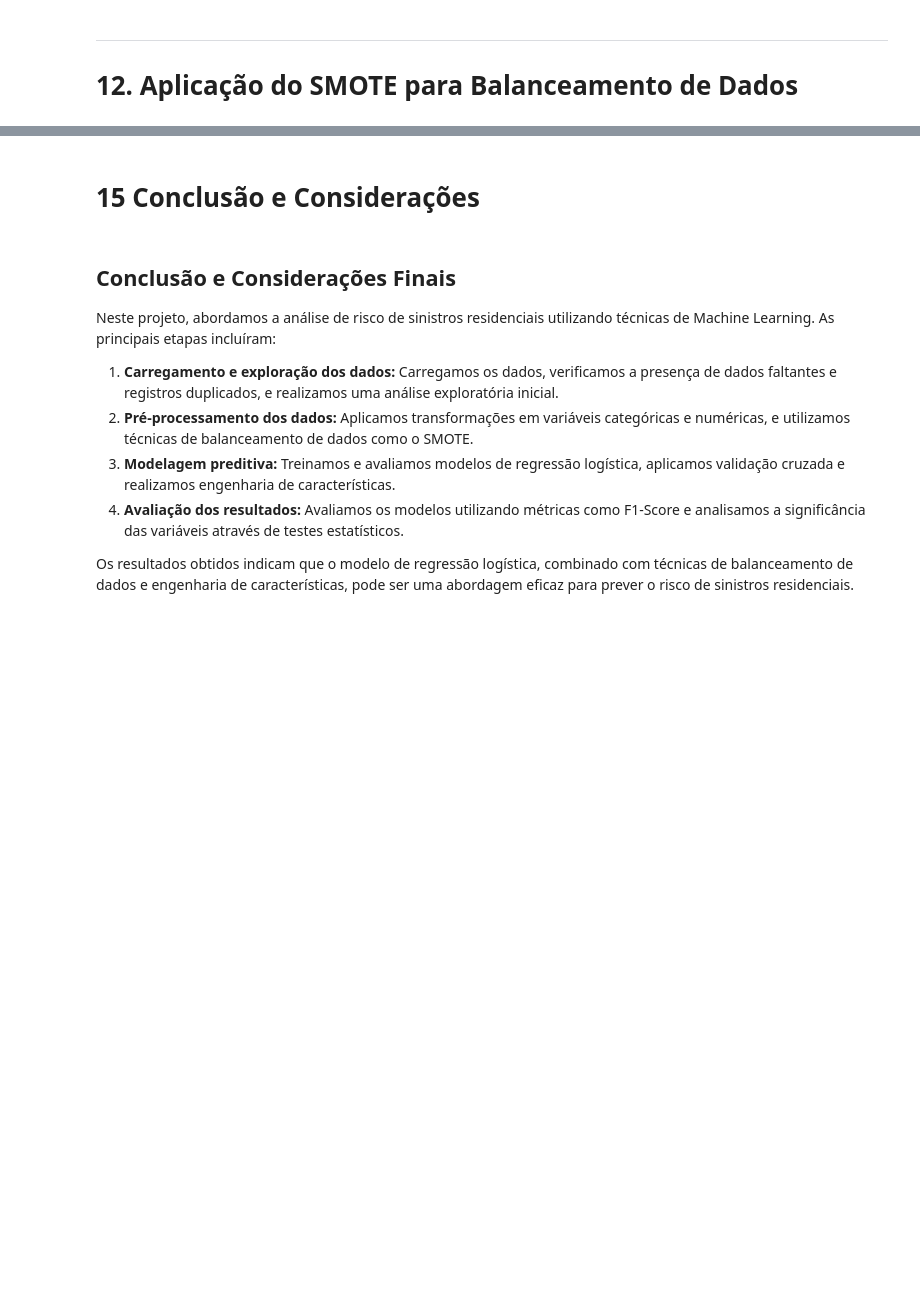
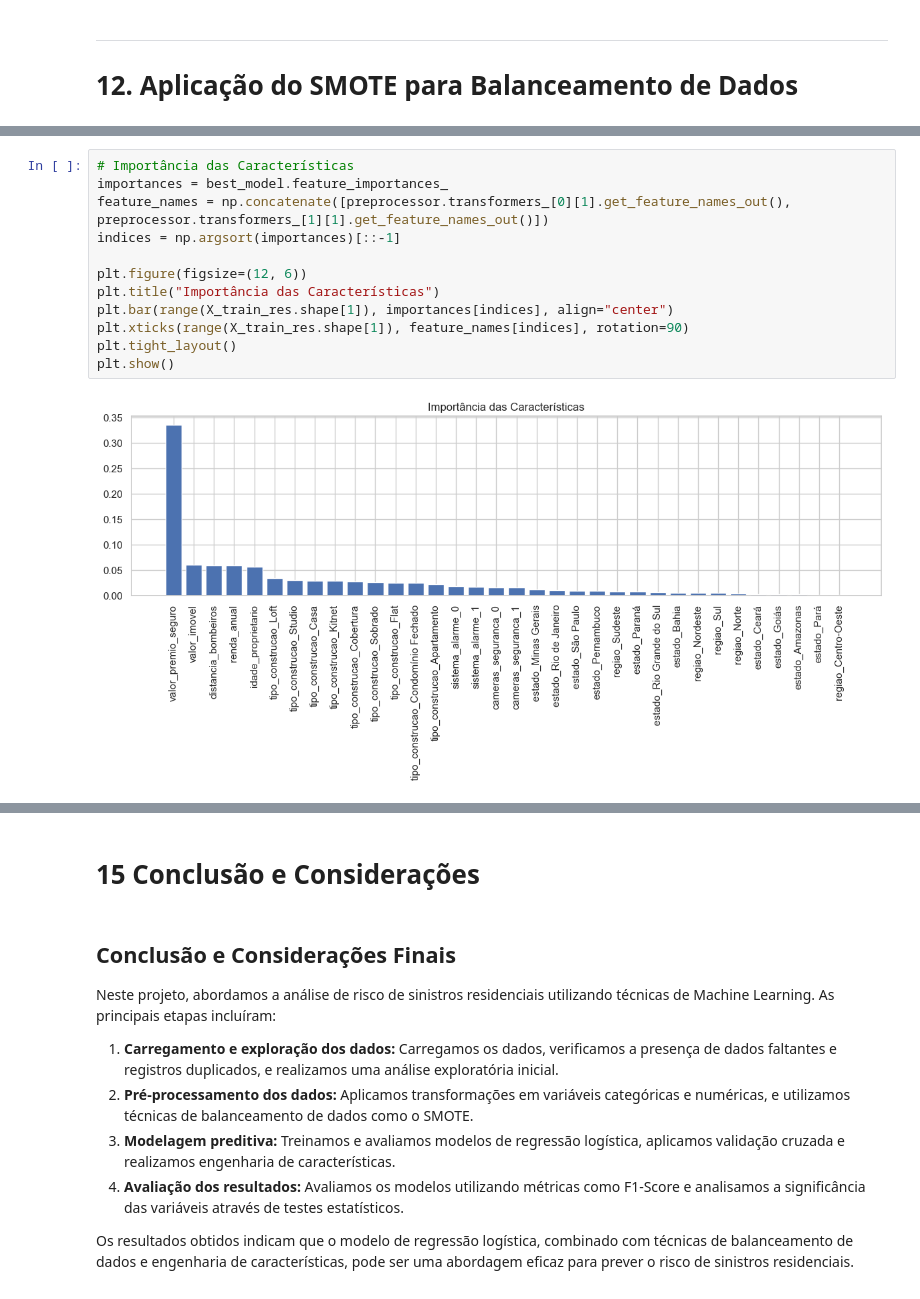
Before and after one commit to luciano-analytics/luciano-analytics.github.io, a Jupyter notebook: seguro_sinistro.ipynb, the cells around one changed output, grey strips where cells are left out. Saved outputs shown, nothing was run; the diff lists cells and outputs as text; blank space fills up the shorter version.

```diff
--- a/seguro_sinistro.ipynb
+++ b/seguro_sinistro.ipynb
@@ -500,0 +1014,14 @@ print("Relatório de Classificação após SMOTE:\n", classification_report(y_te
+# %%
+# Importância das Características
+importances = best_model.feature_importances_
+feature_names = np.concatenate([preprocessor.transformers_[0][1].get_feature_names_out(), preprocessor.transformers_[1][1].get_feature_names_out()])
+indices = np.argsort(importances)[::-1]
+
+plt.figure(figsize=(12, 6))
+plt.title("Importância das Características")
+plt.bar(range(X_train_res.shape[1]), importances[indices], align="center")
+plt.xticks(range(X_train_res.shape[1]), feature_names[indices], rotation=90)
+plt.tight_layout()
+plt.show()
+# %% [output]
+[figure, added]
```
Also changed, not shown: parts of 56 cells of this notebook.
